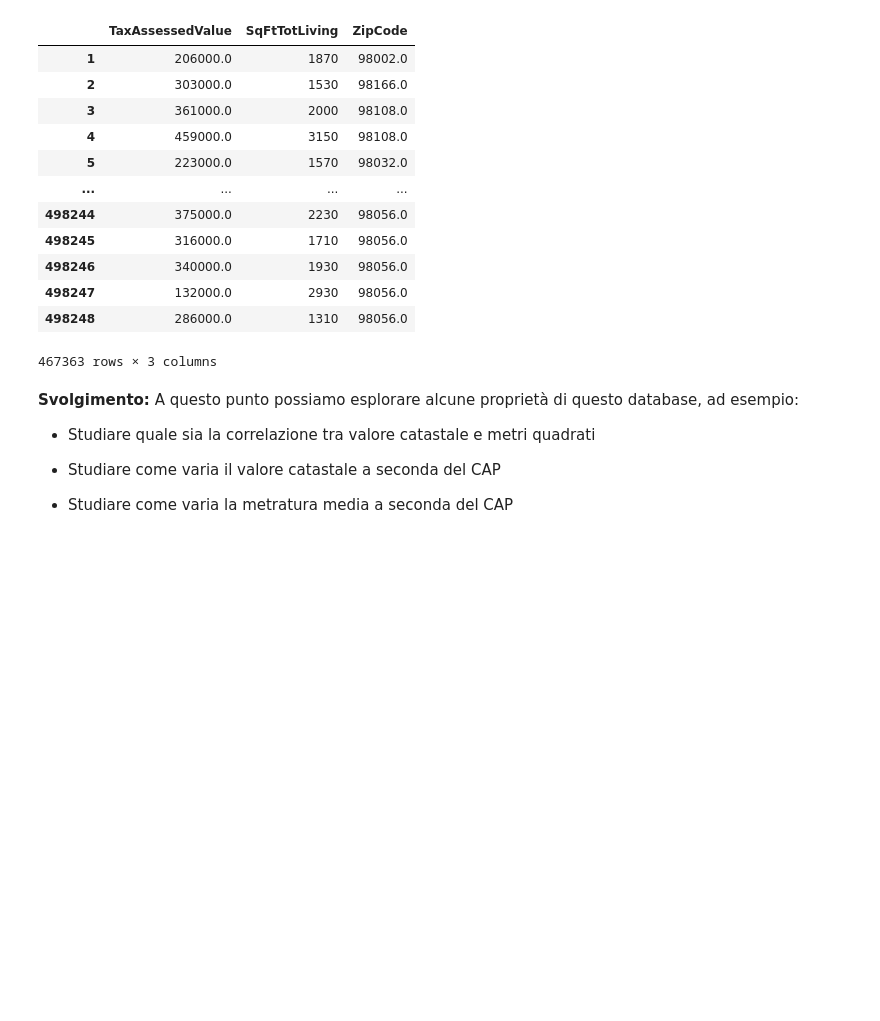
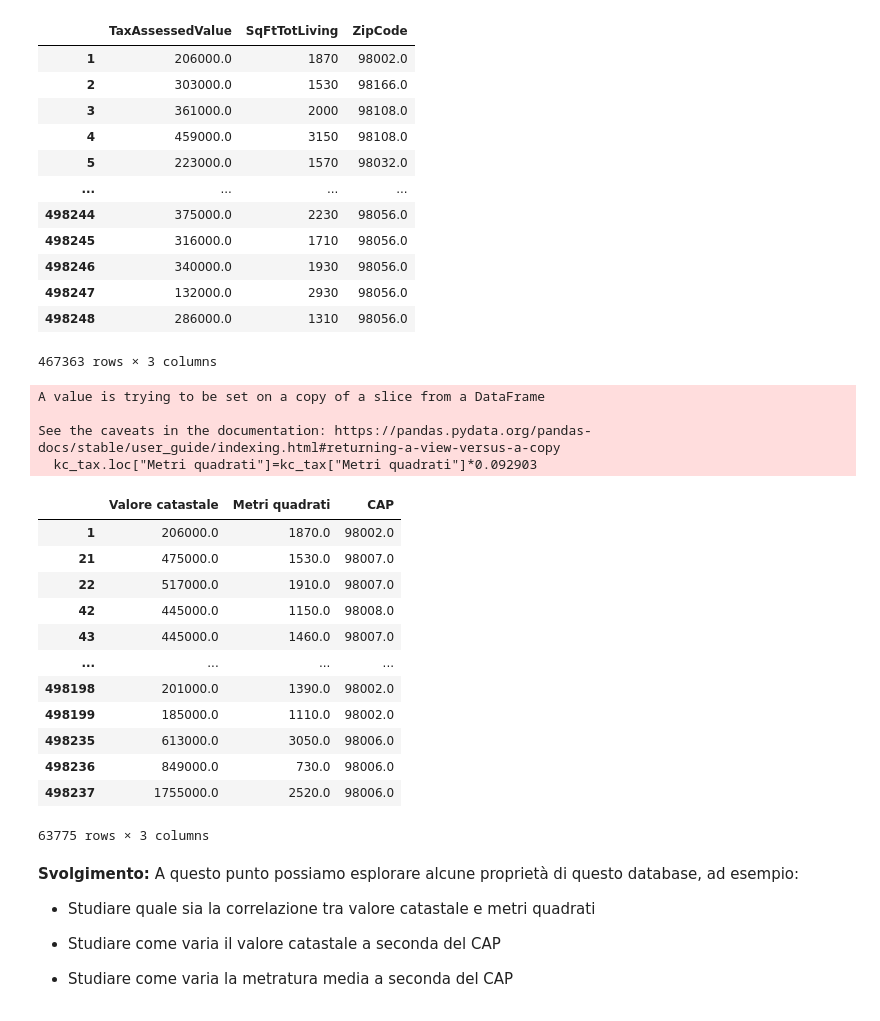
Before and after one commit to NicoFava/notes, a Jupyter notebook: 11_Data_in_pandas.ipynb, the cells around one changed output. Drawn from its saved outputs; the diff is of its cells as text; code cells hidden in the pictures; blank space fills up the shorter version.

```diff
--- a/11_Data_in_pandas.ipynb
+++ b/11_Data_in_pandas.ipynb
@@ -380,0 +377,7 @@ kc_tax
+# %%
+kc_tax.loc["Metri quadrati"]=kc_tax["Metri quadrati"]*0.092903
+# %% [output]
+A value is trying to be set on a copy of a slice from a DataFrame
+
+See the caveats in the documentation: https://pandas.pydata.org/pandas-docs/stable/user_guide/indexing.html#returning-a-view-versus-a-copy
+  kc_tax.loc["Metri quadrati"]=kc_tax["Metri quadrati"]*0.092903
@@ -381,3 +387,19 @@ kc_tax
+# %%
+kc_tax0
+# %% [output]
+|  | Valore catastale | Metri quadrati | CAP |
+| 1 | 206000.0 | 1870.0 | 98002.0 |
+| 21 | 475000.0 | 1530.0 | 98007.0 |
+| 22 | 517000.0 | 1910.0 | 98007.0 |
+| 42 | 445000.0 | 1150.0 | 98008.0 |
+| 43 | 445000.0 | 1460.0 | 98007.0 |
+| ... | ... | ... | ... |
+| 498198 | 201000.0 | 1390.0 | 98002.0 |
+| 498199 | 185000.0 | 1110.0 | 98002.0 |
+| 498235 | 613000.0 | 3050.0 | 98006.0 |
+| 498236 | 849000.0 | 730.0 | 98006.0 |
+| 498237 | 1755000.0 | 2520.0 | 98006.0 |
+63775 rows × 3 columns
 # %% [markdown]
 **Svolgimento:**
 A questo punto possiamo esplorare alcune proprietà di questo database, ad esempio:
```
Also changed, not shown: parts of 9 cells of this notebook.
